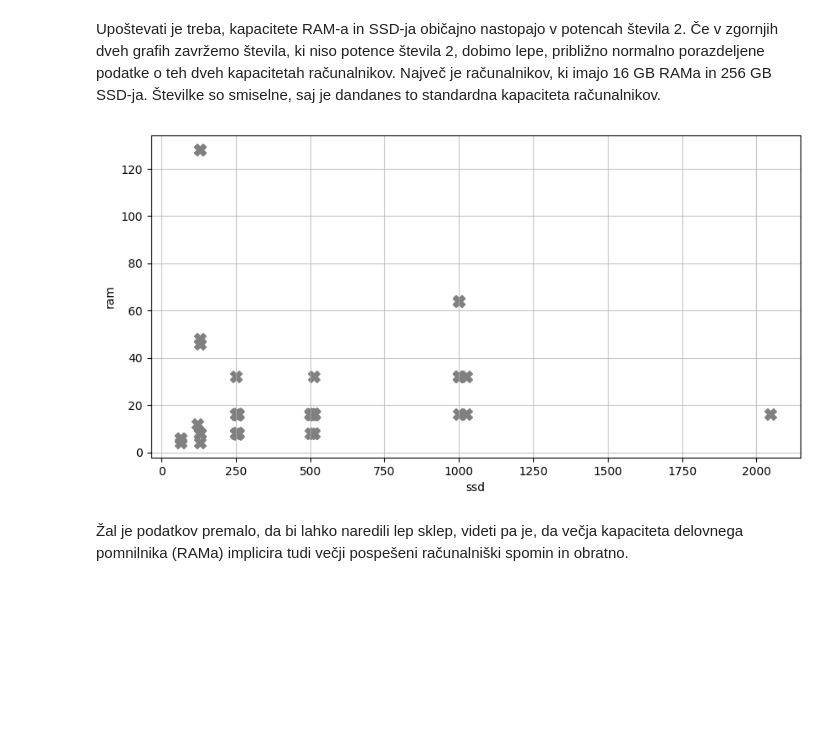
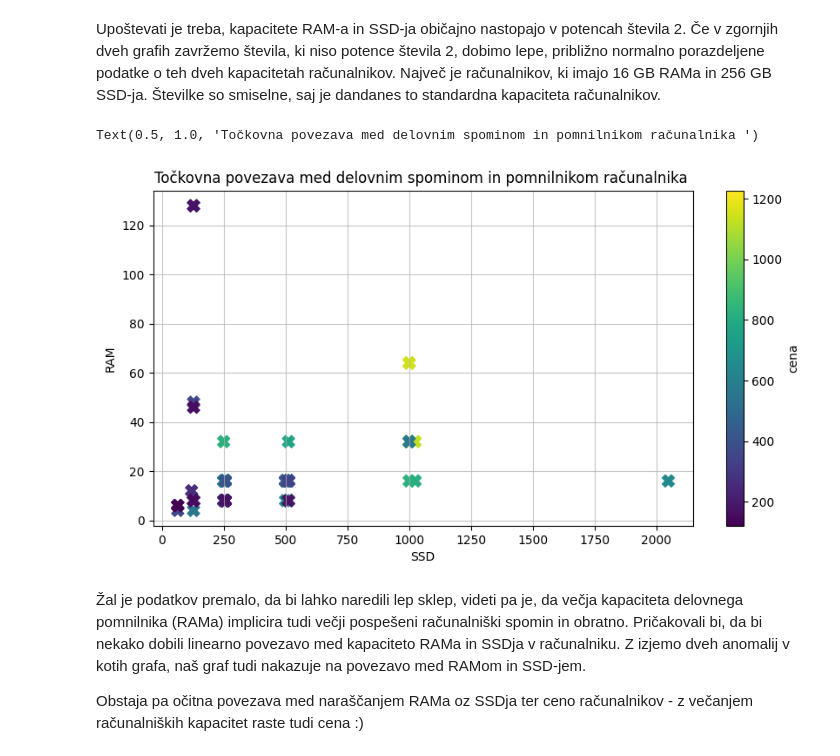
Before and after one commit to tjazerzen/NUC-computer-analysis, a Jupyter notebook: Analiza.ipynb, the cells around one changed output. Cells and saved outputs as stored; diff of their text form; code cells hidden in the pictures; blank space fills up the shorter version.

Commit message:
Zaključil analizo podatkov

```diff
--- a/Analiza.ipynb
+++ b/Analiza.ipynb
@@ -302,12 +364,24 @@ Upoštevati je treba, kapacitete RAM-a in SSD-ja običajno nastopajo v potencah
 # %%
 ax = zdruzeni_nuci[
     (zdruzeni_nuci['ssd'] != 'unknown') &
     (zdruzeni_nuci['ram'] != 'unknown')
 ].astype(
     {'ssd': 'int64', 'ram': 'int64'}
-).plot.scatter(x='ssd', y='ram', s=100, color='grey', marker='X')
+).plot.scatter(
+    x='ssd',
+    y='ram',
+    s=100,
+    marker='X',
+    c='cena'
+)
 ax.grid(alpha=0.7)
+ax.set_xlabel('SSD')
+ax.set_ylabel('RAM')
+ax.set_title('Točkovna povezava med delovnim spominom in pomnilnikom računalnika ')
 # %% [output]
+Text(0.5, 1.0, 'Točkovna povezava med delovnim spominom in pomnilnikom računalnika ')
-[figure, old version]
+[figure, new version]
 # %% [markdown]
-Žal je podatkov premalo, da bi lahko naredili lep sklep, videti pa je, da večja kapaciteta delovnega pomnilnika (RAMa) implicira tudi večji pospešeni računalniški spomin in obratno.
+Žal je podatkov premalo, da bi lahko naredili lep sklep, videti pa je, da večja kapaciteta delovnega pomnilnika (RAMa) implicira tudi večji pospešeni računalniški spomin in obratno. Pričakovali bi, da bi nekako dobili linearno povezavo med kapaciteto RAMa in SSDja v računalniku. Z izjemo dveh anomalij v kotih grafa, naš graf tudi nakazuje na povezavo med RAMom in SSD-jem.
+
+Obstaja pa očitna povezava med naraščanjem RAMa oz SSDja ter ceno računalnikov - z večanjem računalniških kapacitet raste tudi cena :)
```
Also changed, not shown: parts of 39 cells of this notebook.
